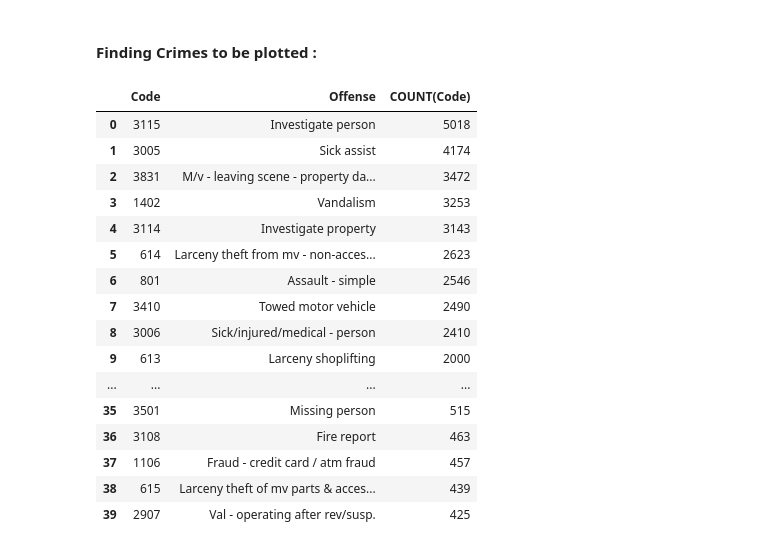
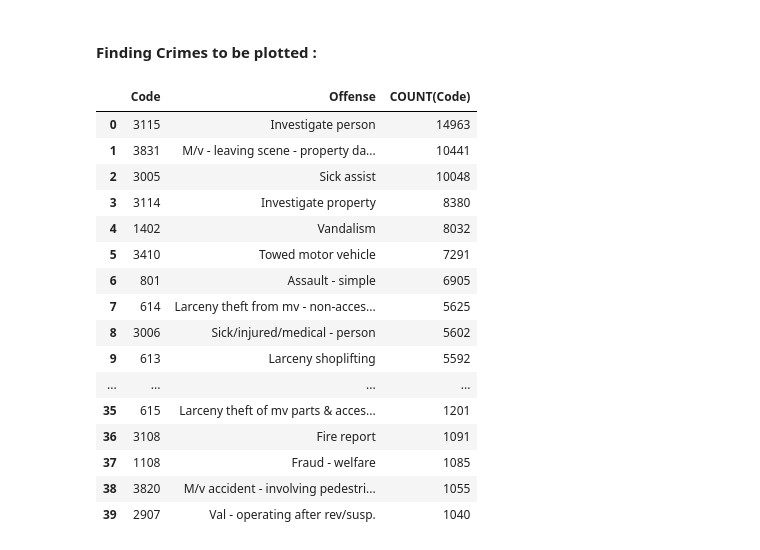
Before and after one commit to Abjt03/Crime-Detection-Data-Science, a Jupyter notebook: Crime Project/My DS Project.ipynb, the cells around one changed output. Drawn from its saved outputs; the diff is of its cells as text; code cells hidden in the pictures.

```diff
--- a/Crime Project/My DS Project.ipynb
+++ b/Crime Project/My DS Project.ipynb
@@ -237,26 +269,26 @@ Crime_22
 #### Finding Crimes to be plotted :
 # %%
 query = '''
-SELECT Code, Offense, COUNT(Code) FROM Crime_20
+SELECT Code, Offense, COUNT(Code) FROM Clean_Boston_Crime_Data
 GROUP BY Code
 ORDER BY COUNT(Code) DESC
 '''
 mysql(query).head(40)
 # %% [output]
 |  | Code | Offense | COUNT(Code) |
-| 0 | 3115 | Investigate person | 5018 |
-| 1 | 3005 | Sick assist | 4174 |
-| 2 | 3831 | M/v - leaving scene - property da... | 3472 |
-| 3 | 1402 | Vandalism | 3253 |
-| 4 | 3114 | Investigate property | 3143 |
-| 5 | 614 | Larceny theft from mv - non-acces... | 2623 |
-| 6 | 801 | Assault - simple | 2546 |
-| 7 | 3410 | Towed motor vehicle | 2490 |
-| 8 | 3006 | Sick/injured/medical - person | 2410 |
-| 9 | 613 | Larceny shoplifting | 2000 |
+| 0 | 3115 | Investigate person | 14963 |
+| 1 | 3831 | M/v - leaving scene - property da... | 10441 |
+| 2 | 3005 | Sick assist | 10048 |
+| 3 | 3114 | Investigate property | 8380 |
+| 4 | 1402 | Vandalism | 8032 |
+| 5 | 3410 | Towed motor vehicle | 7291 |
+| 6 | 801 | Assault - simple | 6905 |
+| 7 | 614 | Larceny theft from mv - non-acces... | 5625 |
+| 8 | 3006 | Sick/injured/medical - person | 5602 |
+| 9 | 613 | Larceny shoplifting | 5592 |
 | ... | ... | ... | ... |
-| 35 | 3501 | Missing person | 515 |
-| 36 | 3108 | Fire report | 463 |
-| 37 | 1106 | Fraud - credit card / atm fraud | 457 |
-| 38 | 615 | Larceny theft of mv parts & acces... | 439 |
-| 39 | 2907 | Val - operating after rev/susp. | 425 |
+| 35 | 615 | Larceny theft of mv parts & acces... | 1201 |
+| 36 | 3108 | Fire report | 1091 |
+| 37 | 1108 | Fraud - welfare | 1085 |
+| 38 | 3820 | M/v accident - involving pedestri... | 1055 |
+| 39 | 2907 | Val - operating after rev/susp. | 1040 |
```
Also changed, not shown: parts of 6 cells of this notebook.
